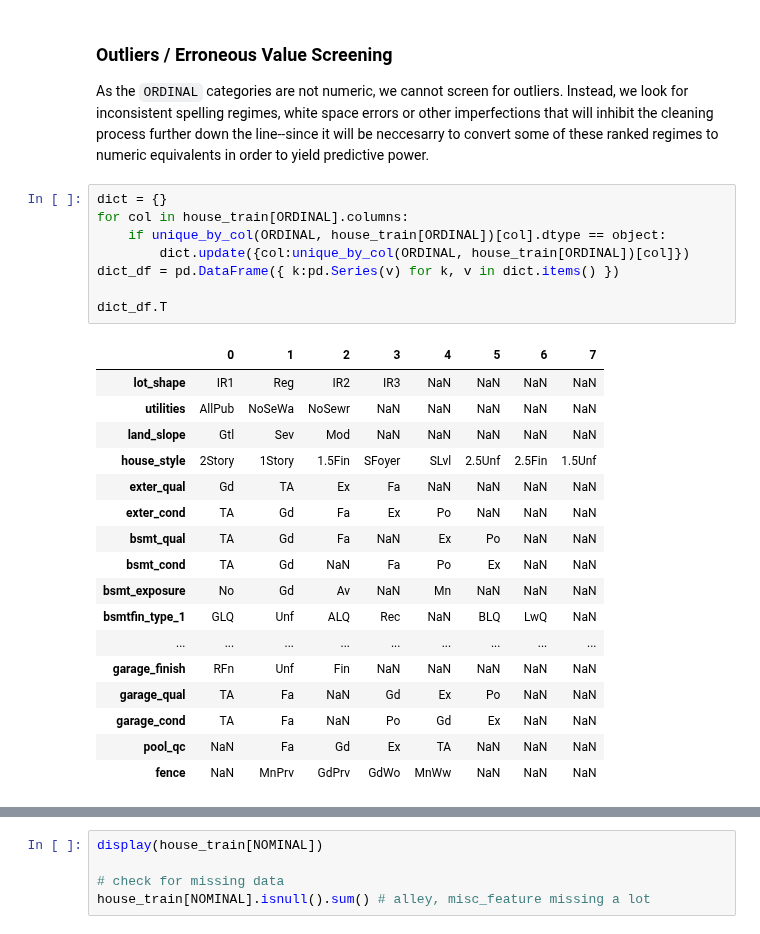
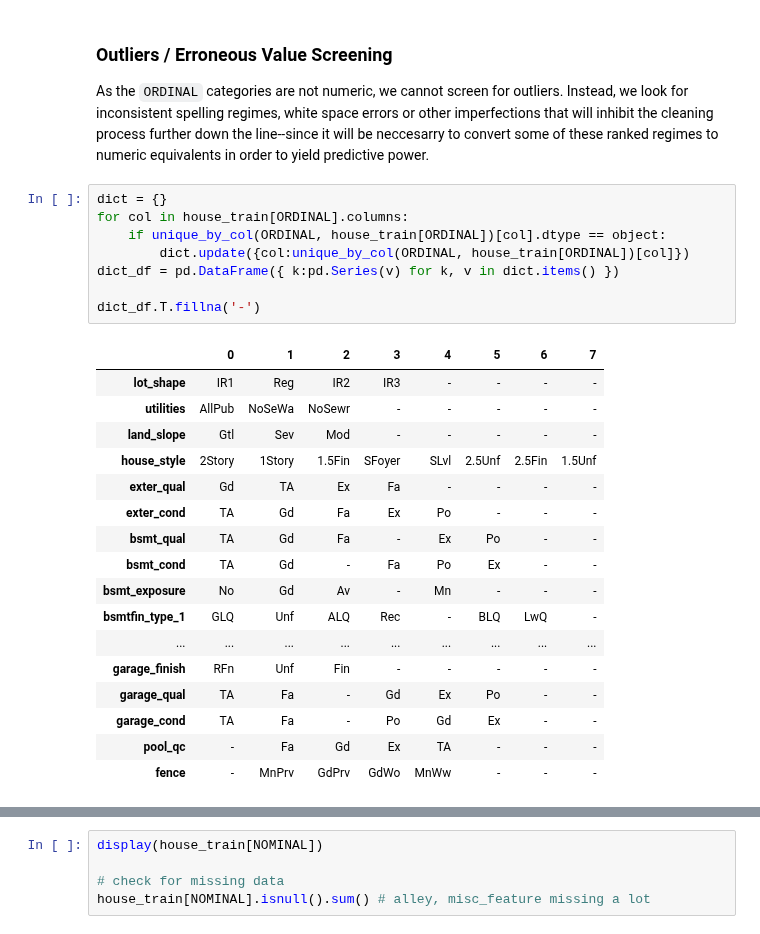
Before and after one commit to AlexSpradling/Home-Price-Prediction-in-Ames-IA, a Jupyter notebook: code/data_cleaning.ipynb, the cells around one changed output, grey strips where cells are left out. Drawn from its saved outputs; the diff is of its cells as text.

```diff
--- a/code/data_cleaning.ipynb
+++ b/code/data_cleaning.ipynb
@@ -365,27 +365,27 @@ As the `ORDINAL` categories are not numeric, we cannot screen for outliers. Inst
 # %%
 dict = {}
 for col in house_train[ORDINAL].columns:
     if unique_by_col(ORDINAL, house_train[ORDINAL])[col].dtype == object:
         dict.update({col:unique_by_col(ORDINAL, house_train[ORDINAL])[col]})
 dict_df = pd.DataFrame({ k:pd.Series(v) for k, v in dict.items() })
 
-dict_df.T
+dict_df.T.fillna('-')
 # %% [output]
 |  | 0 | 1 | 2 | 3 | 4 | 5 | 6 | 7 |
-| lot_shape | IR1 | Reg | IR2 | IR3 | NaN | NaN | NaN | NaN |
-| utilities | AllPub | NoSeWa | NoSewr | NaN | NaN | NaN | NaN | NaN |
-| land_slope | Gtl | Sev | Mod | NaN | NaN | NaN | NaN | NaN |
+| lot_shape | IR1 | Reg | IR2 | IR3 | - | - | - | - |
+| utilities | AllPub | NoSeWa | NoSewr | - | - | - | - | - |
+| land_slope | Gtl | Sev | Mod | - | - | - | - | - |
 | house_style | 2Story | 1Story | 1.5Fin | SFoyer | SLvl | 2.5Unf | 2.5Fin | 1.5Unf |
-| exter_qual | Gd | TA | Ex | Fa | NaN | NaN | NaN | NaN |
-| exter_cond | TA | Gd | Fa | Ex | Po | NaN | NaN | NaN |
-| bsmt_qual | TA | Gd | Fa | NaN | Ex | Po | NaN | NaN |
-| bsmt_cond | TA | Gd | NaN | Fa | Po | Ex | NaN | NaN |
-| bsmt_exposure | No | Gd | Av | NaN | Mn | NaN | NaN | NaN |
-| bsmtfin_type_1 | GLQ | Unf | ALQ | Rec | NaN | BLQ | LwQ | NaN |
+| exter_qual | Gd | TA | Ex | Fa | - | - | - | - |
+| exter_cond | TA | Gd | Fa | Ex | Po | - | - | - |
+| bsmt_qual | TA | Gd | Fa | - | Ex | Po | - | - |
+| bsmt_cond | TA | Gd | - | Fa | Po | Ex | - | - |
+| bsmt_exposure | No | Gd | Av | - | Mn | - | - | - |
+| bsmtfin_type_1 | GLQ | Unf | ALQ | Rec | - | BLQ | LwQ | - |
 | ... | ... | ... | ... | ... | ... | ... | ... | ... |
-| garage_finish | RFn | Unf | Fin | NaN | NaN | NaN | NaN | NaN |
-| garage_qual | TA | Fa | NaN | Gd | Ex | Po | NaN | NaN |
-| garage_cond | TA | Fa | NaN | Po | Gd | Ex | NaN | NaN |
-| pool_qc | NaN | Fa | Gd | Ex | TA | NaN | NaN | NaN |
-| fence | NaN | MnPrv | GdPrv | GdWo | MnWw | NaN | NaN | NaN |
+| garage_finish | RFn | Unf | Fin | - | - | - | - | - |
+| garage_qual | TA | Fa | - | Gd | Ex | Po | - | - |
+| garage_cond | TA | Fa | - | Po | Gd | Ex | - | - |
+| pool_qc | - | Fa | Gd | Ex | TA | - | - | - |
+| fence | - | MnPrv | GdPrv | GdWo | MnWw | - | - | - |
 # %% [markdown]
```
Also changed, not shown: parts of 51 cells of this notebook, 3 other files.
